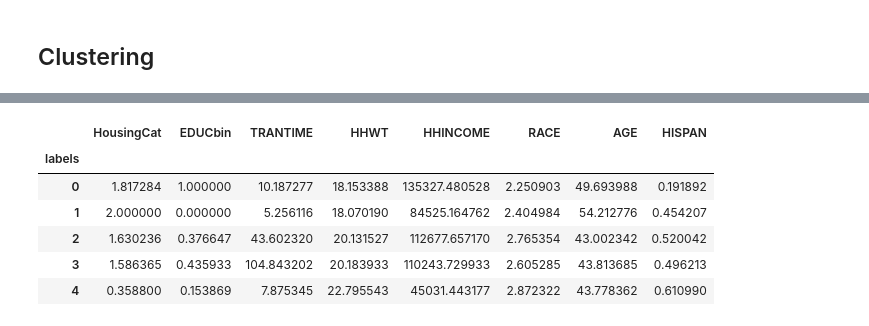
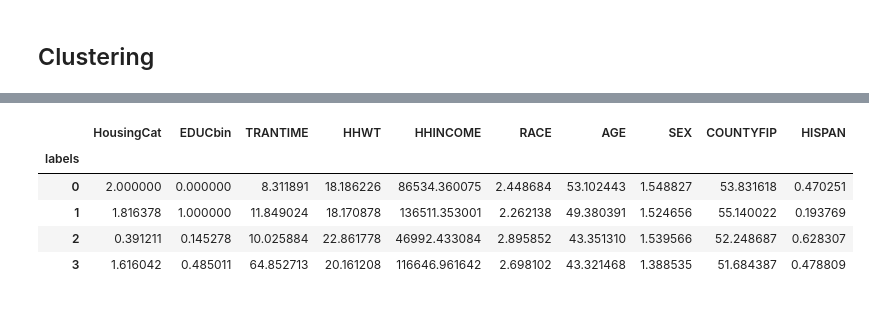
Before and after one commit to aren-kab/CDI-Capstone, a Jupyter notebook: MultiYearClust.ipynb, the cells around one changed output, grey strips where cells are left out. Cells and saved outputs as stored; diff of their text form; code cells hidden in the pictures.

```diff
--- a/MultiYearClust.ipynb
+++ b/MultiYearClust.ipynb
@@ -102,9 +112,9 @@ dfCDI['YEAR'].value_counts()
 Name: YEAR, dtype: int64
 # %%
+df19=dfCDI[dfCDI['YEAR']==2019]
 df10=dfCDI[dfCDI['YEAR']==2010]
 df00=dfCDI[dfCDI['YEAR']==2000]
 df90=dfCDI[dfCDI['YEAR']==1990]
-df80=dfCDI[dfCDI['YEAR']==1980]
 # %%
 print(dfCDI.columns.get_loc("HousingCat"))
 print(dfCDI.columns.get_loc("EDUCbin"))
@@ -126,24 +140,23 @@ print(dfCDI.columns.get_loc("HISPAN"))
 # %%
-x10 = df10.iloc[:, [39,40,37,5,19,24,23,26]]
-x00 = df00.iloc[:, [39,40,37,5,19,24,23,26]]
-x90 = df90.iloc[:, [39,40,37,5,19,24,23,26]]
-x80 = df80.iloc[:, [39,40,37,5,19,24,23,26]]
+x19 = df19.iloc[:, [41,42,39,5,19,26,25,24,9,28]]
+x10 = df10.iloc[:, [41,42,39,5,19,26,25,24,9,28]]
+x00 = df00.iloc[:, [41,42,39,5,19,26,25,24,9,28]]
+x90 = df90.iloc[:, [41,42,39,5,19,26,25,24,9,28]]
 # %% [markdown]
 ## Scaling Values
 # %%
-combined = [x10, x00,x90,x80]
-scaler=StandardScaler()
-scalerNum = scaler.fit(x10)
-scalerNum1 = scaler.fit(x00)
-scalerNum2 = scaler.fit(x90)
-scalerNum3 = scaler.fit(x80)
 
-xstd10 = scalerNum.transform(x10)
-xstd00 = scalerNum1.transform(x00)
-xstd90 = scalerNum2.transform(x90)
-xstd80 = scalerNum3.transform(x80)
+scaler = StandardScaler()
+scalerNum = scaler.fit(x19)
+scalerNum1 = scaler.fit(x10)
+scalerNum2 = scaler.fit(x00)
+scalerNum3 = scaler.fit(x90)
+xstd19 = scalerNum.transform(x19)
+xstd10 = scalerNum1.transform(x10)
+xstd00 = scalerNum2.transform(x00)
+xstd90 = scalerNum3.transform(x90)
 # %%
-dfX10 = pd.DataFrame(xstd10, columns=['HousingCat','EDUCbin','TRANTIME','HHWT','HHINCOME','RACE','AGE','HISPAN'])
-dfX00 = pd.DataFrame(xstd00, columns=['HousingCat','EDUCbin','TRANTIME','HHWT','HHINCOME','RACE','AGE','HISPAN'])
-dfX90 = pd.DataFrame(xstd90, columns=['HousingCat','EDUCbin','TRANTIME','HHWT','HHINCOME','RACE','AGE','HISPAN'])
-dfX80 = pd.DataFrame(xstd80, columns=['HousingCat','EDUCbin','TRANTIME','HHWT','HHINCOME','RACE','AGE','HISPAN'])
+dfX19 = pd.DataFrame(xstd19, columns=['HousingCat','EDUCbin','TRANTIME','HHWT','HHINCOME','RACE','AGE','SEX','COUNTYFIP','HISPAN'])
+dfX10 = pd.DataFrame(xstd10, columns=['HousingCat','EDUCbin','TRANTIME','HHWT','HHINCOME','RACE','AGE','SEX','COUNTYFIP','HISPAN'])
+dfX00 = pd.DataFrame(xstd00, columns=['HousingCat','EDUCbin','TRANTIME','HHWT','HHINCOME','RACE','AGE','SEX','COUNTYFIP','HISPAN'])
+dfX90 = pd.DataFrame(xstd90, columns=['HousingCat','EDUCbin','TRANTIME','HHWT','HHINCOME','RACE','AGE','SEX','COUNTYFIP','HISPAN'])
@@ -222,17 +238,16 @@ For n_clusters = 7 the average silhouette_score is: 0.7133677599674543
 # %%
-kmeans = KMeans(n_clusters = 5, init = 'k-means++', random_state = 42)
+kmeans = KMeans(n_clusters = 4, init = 'k-means++', random_state = 42)
 kmeans.fit(dfX10.iloc[:,0:3])
 X10fin = scaler.inverse_transform(dfX10)
-dfX10fin = pd.DataFrame(X10fin, columns=['HousingCat','EDUCbin','TRANTIME','HHWT','HHINCOME','RACE','AGE','HISPAN'])
+dfX10fin = pd.DataFrame(X10fin, columns=['HousingCat','EDUCbin','TRANTIME','HHWT','HHINCOME','RACE','AGE','SEX','COUNTYFIP','HISPAN'])
 dfX10fin['labels'] = kmeans.labels_
 cluster_sum10 = dfX10fin.groupby(by = 'labels').mean()
 cluster_sum10.head(5)
 # %% [output]
-|  | HousingCat | EDUCbin | TRANTIME | HHWT | HHINCOME | RACE | AGE | HISPAN |
-| labels |  |  |  |  |  |  |  |  |
-| 0 | 1.817284 | 1.000000 | 10.187277 | 18.153388 | 135327.480528 | 2.250903 | 49.693988 | 0.191892 |
-| 1 | 2.000000 | 0.000000 | 5.256116 | 18.070190 | 84525.164762 | 2.404984 | 54.212776 | 0.454207 |
-| 2 | 1.630236 | 0.376647 | 43.602320 | 20.131527 | 112677.657170 | 2.765354 | 43.002342 | 0.520042 |
-| 3 | 1.586365 | 0.435933 | 104.843202 | 20.183933 | 110243.729933 | 2.605285 | 43.813685 | 0.496213 |
-| 4 | 0.358800 | 0.153869 | 7.875345 | 22.795543 | 45031.443177 | 2.872322 | 43.778362 | 0.610990 |
+|  | HousingCat | EDUCbin | TRANTIME | HHWT | HHINCOME | RACE | AGE | SEX | COUNTYFIP | HISPAN |
+| labels |  |  |  |  |  |  |  |  |  |  |
+| 0 | 2.000000 | 0.000000 | 8.311891 | 18.186226 | 86534.360075 | 2.448684 | 53.102443 | 1.548827 | 53.831618 | 0.470251 |
+| 1 | 1.816378 | 1.000000 | 11.849024 | 18.170878 | 136511.353001 | 2.262138 | 49.380391 | 1.524656 | 55.140022 | 0.193769 |
+| 2 | 0.391211 | 0.145278 | 10.025884 | 22.861778 | 46992.433084 | 2.895852 | 43.351310 | 1.539566 | 52.248687 | 0.628307 |
+| 3 | 1.616042 | 0.485011 | 64.852713 | 20.161208 | 116646.961642 | 2.698102 | 43.321468 | 1.388535 | 51.684387 | 0.478809 |
 # %%
```
Also changed, not shown: parts of 36 cells of this notebook.
